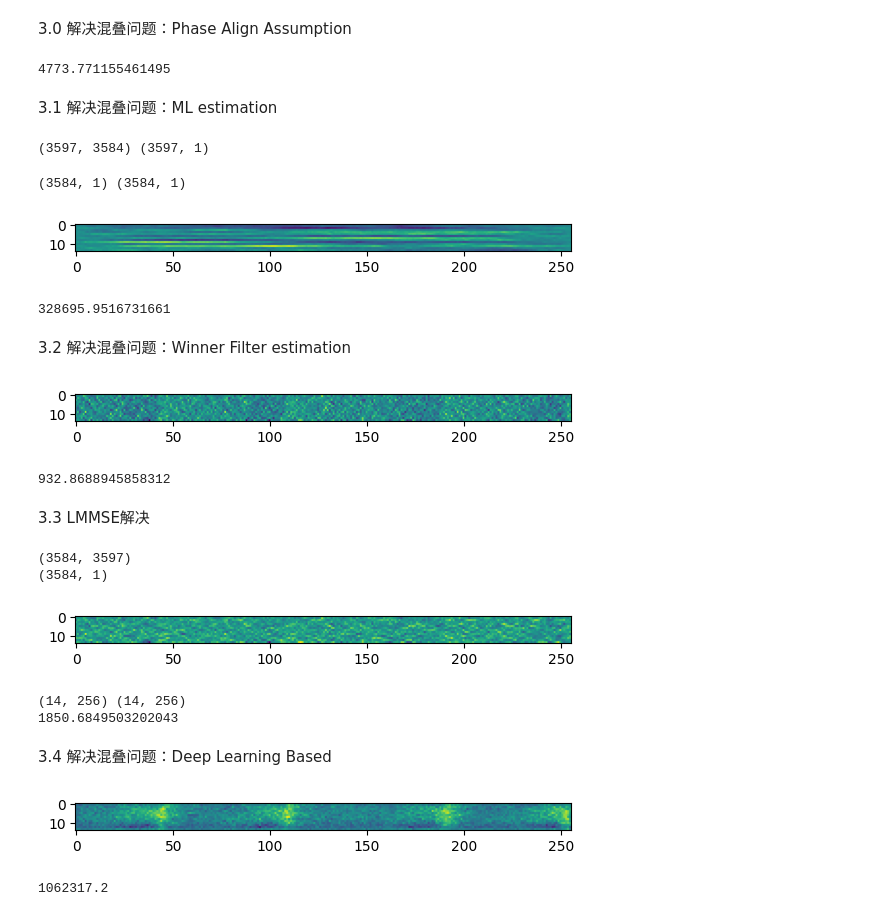
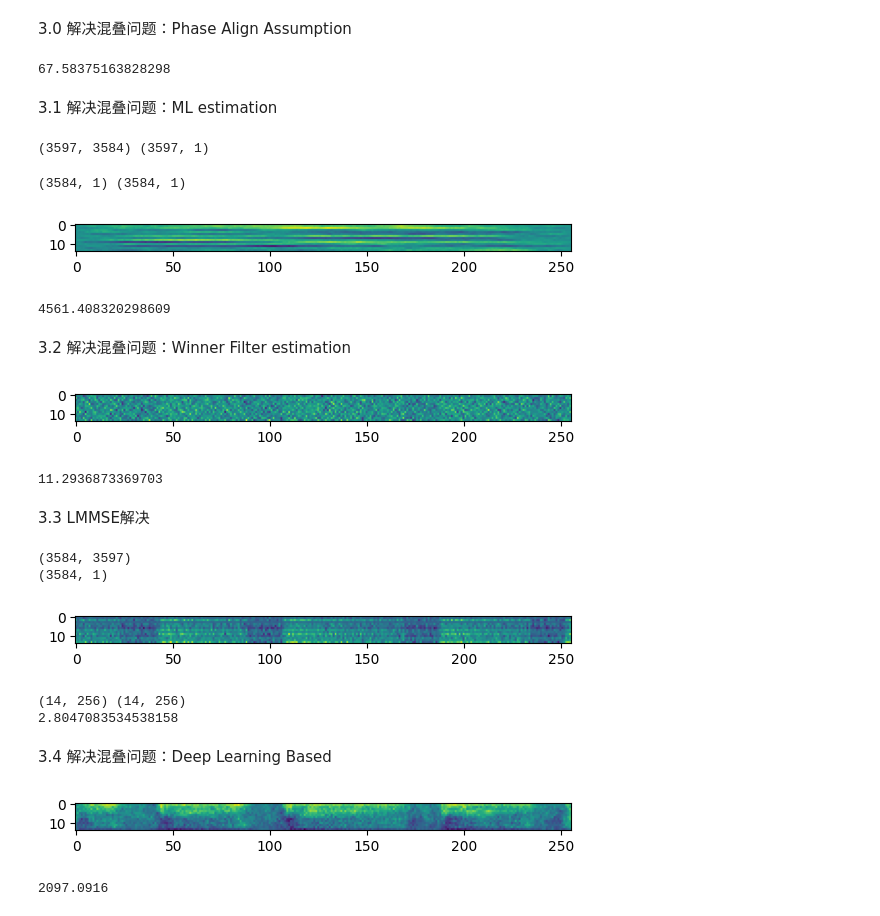
Before and after one commit to auto-Dog/MOAC_deep, a Jupyter notebook: src/time_freq_unaligend.ipynb, the cells around one changed output. Drawn from its saved outputs; the diff is of its cells as text; code cells hidden in the pictures.

```diff
--- a/src/time_freq_unaligend.ipynb
+++ b/src/time_freq_unaligend.ipynb
@@ -22,7 +22,8 @@ SNR_db_global = 0
 # 读取数据
 loaded_image = Image.open('d_data_1.png').convert('L')
 loaded_array = np.array(loaded_image)
-d_data = (loaded_array.astype('float32') - 128) / 20.  # 将0-255的整数转换回小数
+# d_data = (loaded_array.astype('float32') - 128) / 20.  # 将0-255的整数转换回小数
+d_data = loaded_array.astype('float32') / 255.
 # d_data = np.clip(d_data,-1.0,1.0)
 baseband = np.ones(L_symbols)
 # %%
@@ -158,7 +158,7 @@ MthFiltersIndex = (np.arange(L_symbols) + 1) * M_users - 1
 output = y_out[MthFiltersIndex]
 print(np.mean(np.abs(output-np.sum(d_data,axis=0))**2))
 # %% [output]
-4773.771155461495
+67.58375163828298
 # %% [markdown]
 3.1 解决混叠问题：ML estimation
 # %%
@@ -187,8 +187,8 @@ print(np.mean(np.abs(np.sum(x_re_mat0,axis=0)-np.sum(d_data,axis=0))**2))
 # %% [output]
 (3597, 3584) (3597, 1)
 (3584, 1) (3584, 1)
-[figure, old version]
+[figure, new version]
-328695.9516731661
+4561.408320298609
 # %% [markdown]
 3.2 解决混叠问题：Winner Filter estimation
 # %%
@@ -251,8 +251,8 @@ plt.imshow(x_re_mat.real)
 plt.show()
 print(np.mean(np.abs(np.sum(x_re_mat,axis=0)-np.sum(d_data,axis=0))**2))
 # %% [output]
-[figure, old version]
+[figure, new version]
-932.8688945858312
+11.2936873369703
 # %% [markdown]
 3.3 LMMSE解决
 # %%
@@ -286,20 +286,20 @@ print(np.mean(np.abs(sum_est-sum_gt)**2))
 # %% [output]
 (3584, 3597)
 (3584, 1)
-[figure, old version]
+[figure, new version]
 (14, 256) (14, 256)
-1850.6849503202043
+2.8047083534538158
 # %% [markdown]
 3.4 解决混叠问题：Deep Learning Based
 # %%
 # tiny U-Net
 from single_inference import inference
 # hh = np.array([1.]*20).reshape(-1,1)
-output,image = inference(y_out.flatten(),'../model_Umod1.pth',M_users,L_symbols,hh,SNR_db_global)
+output,image = inference(y_out.flatten(),'../model_Umod2.pth',M_users,L_symbols,hh,SNR_db_global)
 image = image.real
 plt.imshow(image)
 plt.show()
 print(np.mean(np.abs(np.sum(image,axis=0)-np.sum(d_data,axis=0))**2))
 # %% [output]
-[figure, old version]
+[figure, new version]
-1062317.2
+2097.0916
```
Also changed, not shown: parts of 3 cells of this notebook, 1 other file.
